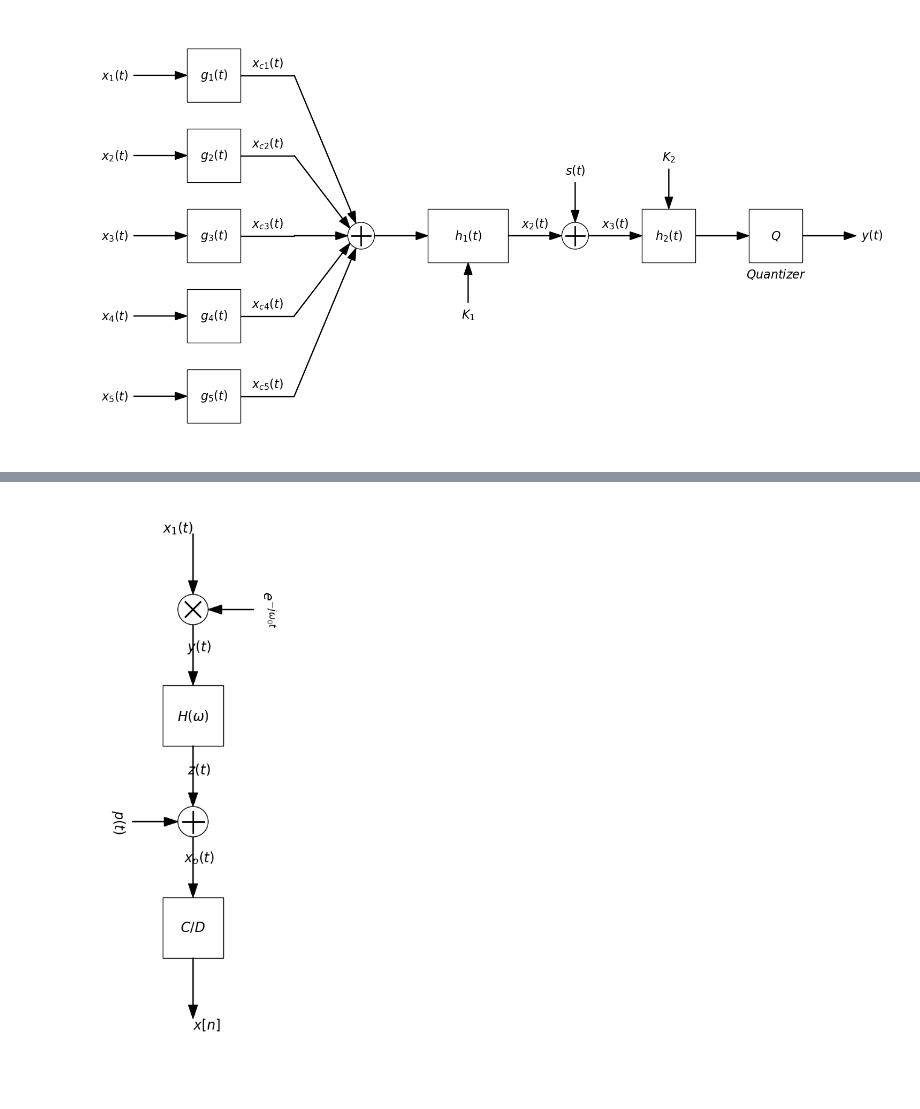
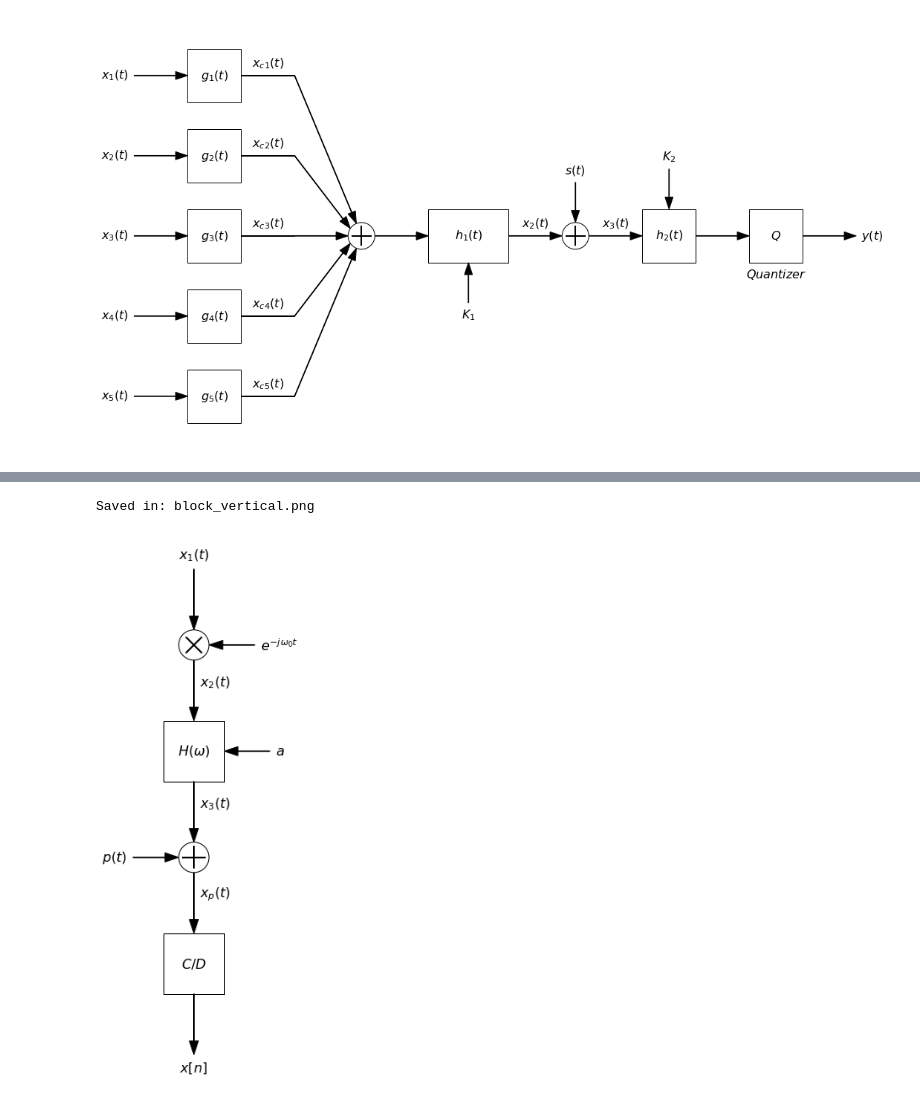
Before and after one commit to miguelmartfern/BlockDiagrams, a Jupyter notebook: diag_examples.ipynb, the cells around one changed output, grey strips where cells are left out. Cells and saved outputs as stored; diff of their text form; code cells hidden in the pictures.

```diff
--- a/diag_examples.ipynb
+++ b/diag_examples.ipynb
@@ -197,21 +217,22 @@ Saved in: diag3.png
 # %%
 from blockdiagrams import DiagramBuilder
 import numpy as np
 
 angle = 'vertical'
 
 db = DiagramBuilder(block_length=1, fontsize=16)
 
 db.add("x_1(t)", kind="input", position=(0, 1), orientation = angle)
 db.add("mult", kind="combiner", input_text="e^{-j\\omega_0 t}", input_side='top', operation='mult', orientation = angle)
-db.add("y(t)", kind="arrow", orientation = angle)
-db.add("H(\\omega)", kind="block", orientation = angle)
-db.add("z(t)", kind="arrow", orientation = angle)
+db.add("x_2(t)", kind="arrow", orientation = angle)
+db.add("H(\\omega)", kind="block", input_side='top', input_text="a", orientation = angle)
+db.add("x_3(t)", kind="arrow", orientation = angle)
 db.add("mult", kind="combiner", input_text="p(t)", input_side = 'bottom', operation='sum', orientation = angle)
 db.add("x_p(t)", kind="arrow", orientation = angle)
 db.add("C/D", kind="block", orientation = angle)
 db.add("x[n]", kind="output", orientation = angle)
 
-db.show()
+db.show(savepath = "block_vertical.png")
 # %% [output]
+Saved in: block_vertical.png
-[figure, old version]
+[figure, new version]
```
Also changed, not shown: parts of 5 cells of this notebook, 4 other files.
